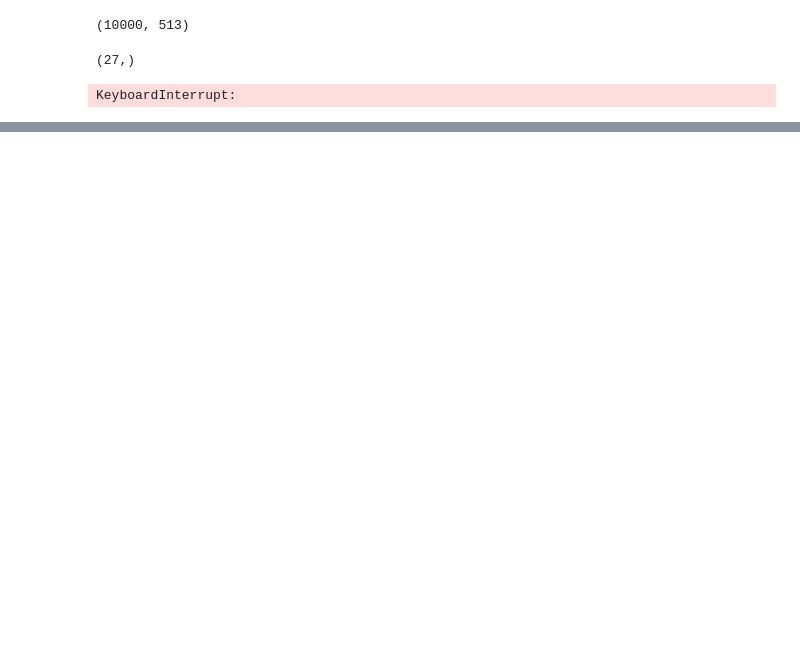
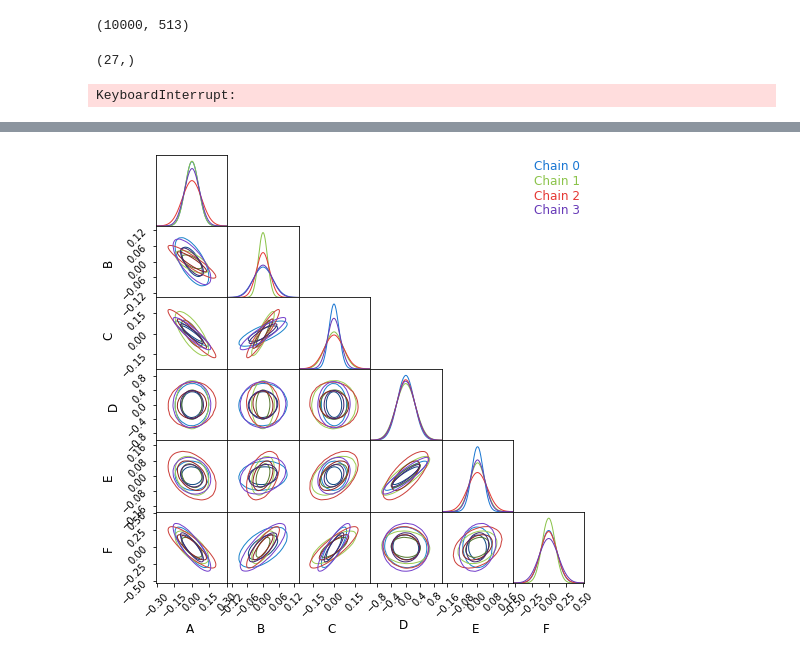
Before and after one commit to tlmakinen/fishnets_for_degenerates, a Jupyter notebook: pk_cmb.ipynb, the cells around one changed output, grey strips where cells are left out. Saved outputs shown, nothing was run; the diff lists cells and outputs as text; code cells hidden in the pictures; blank space fills up the shorter version.

```diff
--- a/pk_cmb.ipynb
+++ b/pk_cmb.ipynb
@@ -191,0 +201,6 @@ Array([[ 537.62683 ,  437.44263 ,  301.52713 ,   10.467521,  -34.133343,
+# %%
+# load stuff
+outdir = "/data80/makinen/degenerate_fishnets/"
+
+mle_pred = np.load(outdir + "mle_pred.npy")
+F_pred = np.load(outdir + "F_pred.npy")
@@ -191,0 +211,16 @@ Array([[ 537.62683 ,  437.44263 ,  301.52713 ,   10.467521,  -34.133343,
+# %%
+cs = ChainConsumer()
+
+for i in [3, 59, 300, 2000]:
+
+
+    cs.add_covariance(np.zeros((6,)), np.linalg.inv(F_pred[i]), parameters=['A', 'B', 'C', 'D', 'E', 'F']) #, color=corner_colors[0])
+
+        #cs.configure(linestyles=["-", "-", "-"], linewidths=[1.0, 1.0, 1.0], usetex=False,
+        #        shade=[True, True, False], shade_alpha=[0.7, 0.6, 0.], tick_font_size=8, sigma2d=True)
+
+cs.plotter.plot((7,7))
+
+plt.show()
+# %% [output]
+[figure, added]
```
Also changed, not shown: parts of 17 cells of this notebook.
